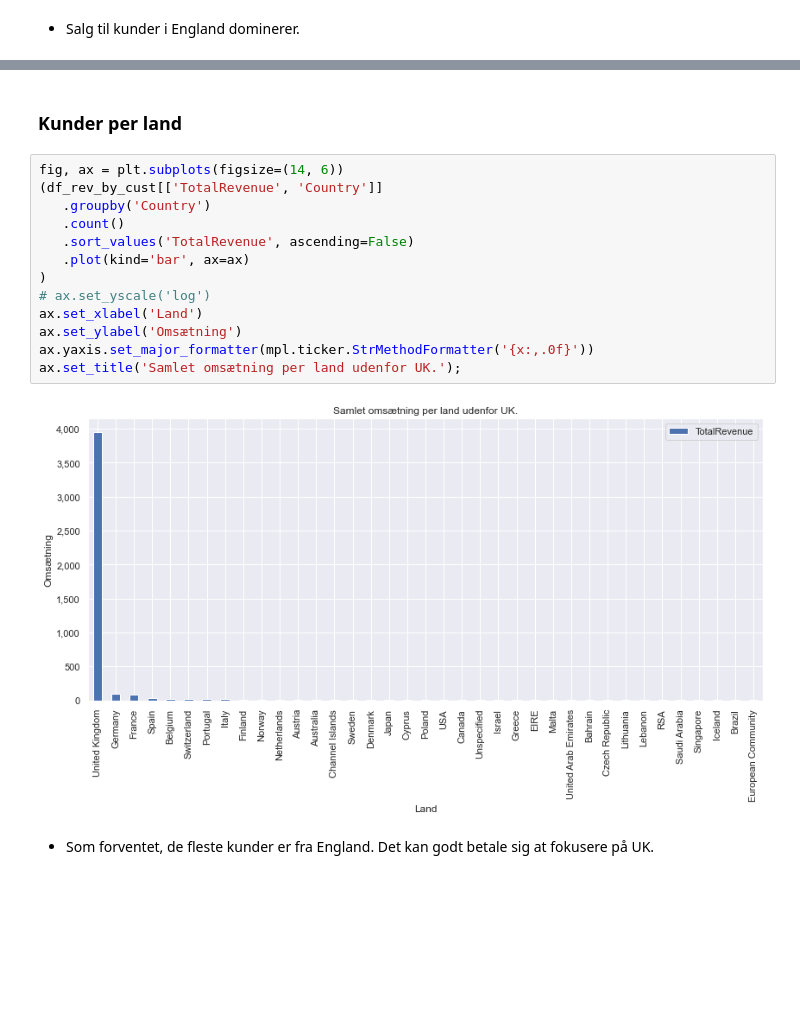
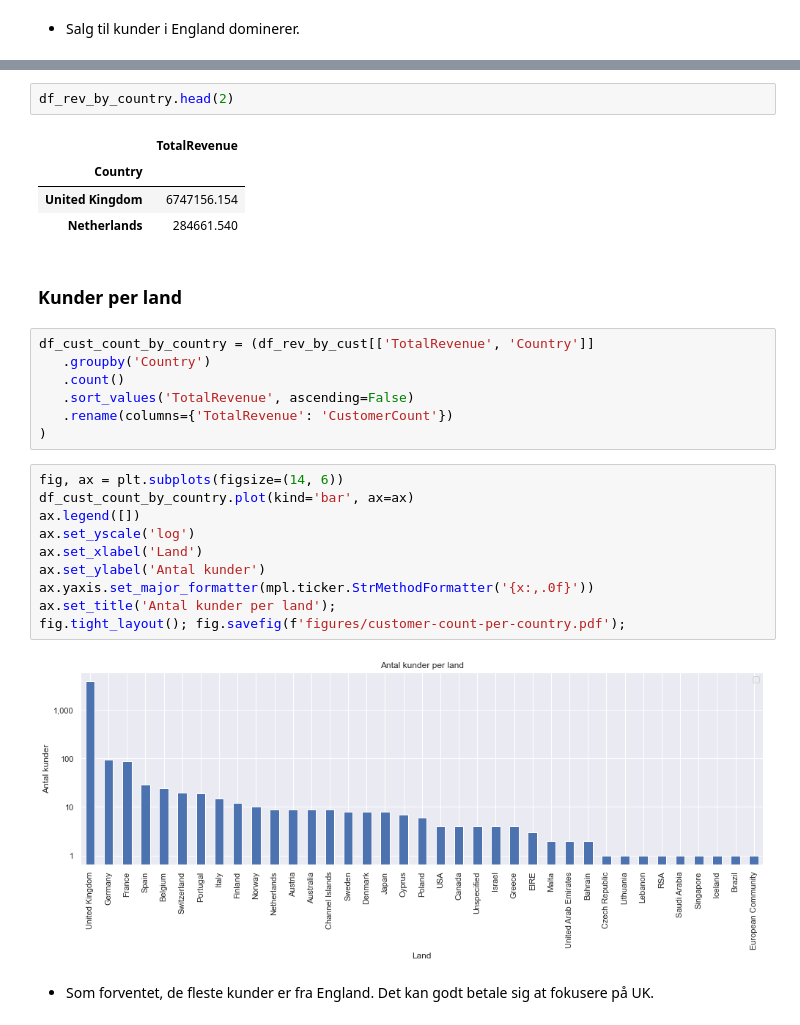
Before and after one commit to sheikhomar/casio, a Jupyter notebook: analysis.ipynb, the cells around one changed output, grey strips where cells are left out. Drawn from its saved outputs; the diff is of its cells as text; blank space fills up the shorter version.

Commit message:
Generate figures.

```diff
--- a/analysis.ipynb
+++ b/analysis.ipynb
@@ -371,19 +384,30 @@ ax.set_title('Samlet omsætning per land udenfor UK.');
+# %%
+df_rev_by_country.head(2)
+# %% [output]
+|  | TotalRevenue |
+| Country |  |
+| United Kingdom | 6747156.154 |
+| Netherlands | 284661.540 |
 # %% [markdown]
 ### Kunder per land
+# %%
+df_cust_count_by_country = (df_rev_by_cust[['TotalRevenue', 'Country']]
+   .groupby('Country')
+   .count()
+   .sort_values('TotalRevenue', ascending=False)
+   .rename(columns={'TotalRevenue': 'CustomerCount'})
+)
 # %%
 fig, ax = plt.subplots(figsize=(14, 6))
-(df_rev_by_cust[['TotalRevenue', 'Country']]
-   .groupby('Country')
-   .count()
-   .sort_values('TotalRevenue', ascending=False)
-   .plot(kind='bar', ax=ax)
-)
-# ax.set_yscale('log')
+df_cust_count_by_country.plot(kind='bar', ax=ax)
+ax.legend([])
+ax.set_yscale('log')
 ax.set_xlabel('Land')
-ax.set_ylabel('Omsætning')
+ax.set_ylabel('Antal kunder')
 ax.yaxis.set_major_formatter(mpl.ticker.StrMethodFormatter('{x:,.0f}'))
-ax.set_title('Samlet omsætning per land udenfor UK.');
+ax.set_title('Antal kunder per land');
+fig.tight_layout(); fig.savefig(f'figures/customer-count-per-country.pdf');
 # %% [output]
-[figure, old version]
+[figure, new version]
 # %% [markdown]
 - Som forventet, de fleste kunder er fra England. Det kan godt betale sig at fokusere på UK.
```
Also changed, not shown: parts of 22 cells of this notebook, 7 other files.
